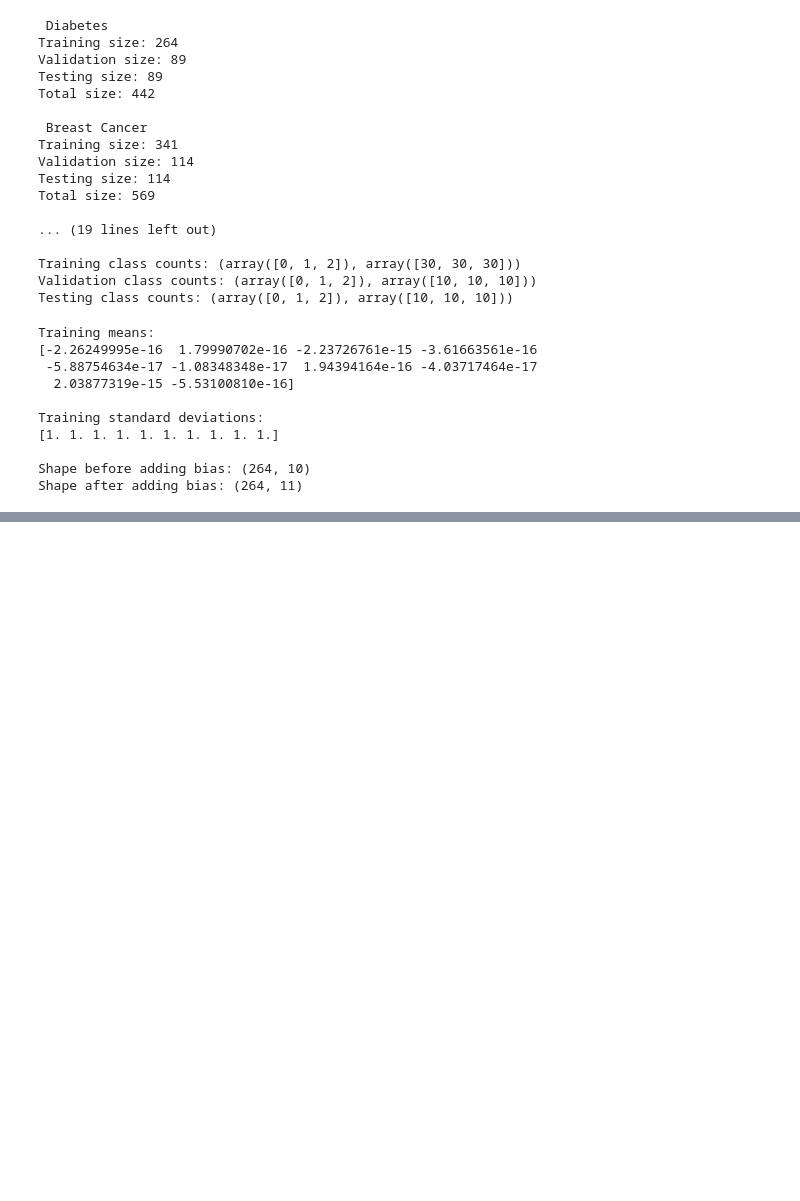
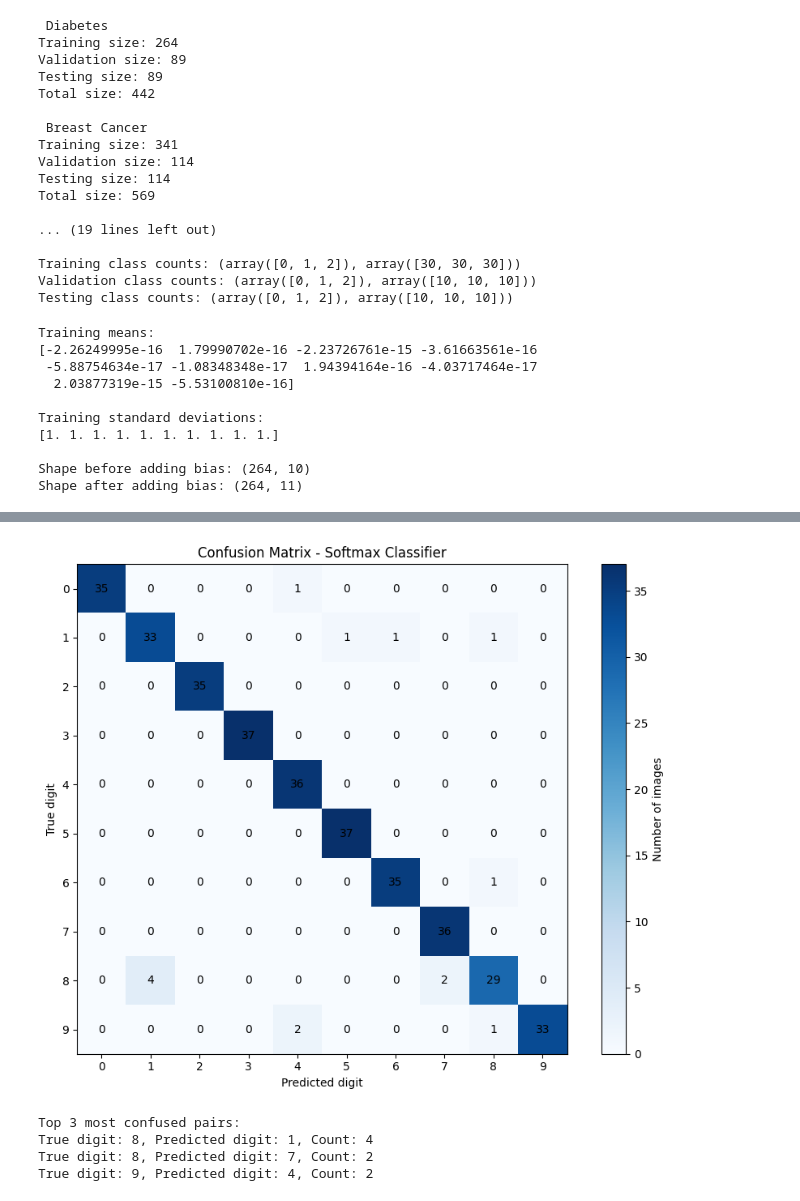
Before and after one commit to asmaa580/Linear-Models-and-Support-Vector-Machines, a Jupyter notebook: notebbok1.ipynb, the cells around one changed output, grey strips where cells are left out. Saved outputs shown, nothing was run; the diff lists cells and outputs as text; code cells hidden in the pictures; blank space fills up the shorter version.

```diff
--- a/notebbok1.ipynb
+++ b/notebbok1.ipynb
@@ -213,0 +839,16 @@ def classification_metrics(cm):
+# %%
+## Confusion matrix
+test_scores = X_test_bias @ best_W
+
+test_predictions = np.argmax(
+    softmax(test_scores),
+    axis=1
+)
+
+cm = confusion_matrix(
+    y_test,
+    test_predictions,
+    K=10
+)
+
+print(cm)
@@ -213,0 +900,55 @@ def classification_metrics(cm):
+# %%
+import matplotlib.pyplot as plt
+
+plt.figure(figsize=(9, 7))
+
+plt.imshow(cm, cmap="Blues")
+
+plt.colorbar(label="Number of images")
+
+plt.xticks(range(10))
+plt.yticks(range(10))
+
+plt.xlabel("Predicted digit")
+plt.ylabel("True digit")
+plt.title("Confusion Matrix - Softmax Classifier")
+
+# Display the numbers inside the cells
+for i in range(10):
+    for j in range(10):
+        plt.text(j, i, cm[i, j],
+                 ha="center",
+                 va="center")
+
+plt.tight_layout()
+plt.show()
+# %% [output]
+[figure, added]
+# %%
+# Storing incorrect predictions as (true digit, predicted digit, count)
+confused_pairs = []
+
+for i in range(10):
+    for j in range(10):
+
+        # Ignore the diagonal (correct predictions)
+        if i != j and cm[i, j] > 0:
+            confused_pairs.append((i, j, cm[i, j]))
+
+# Sort by count, highest first
+confused_pairs.sort(key=lambda x: x[2], reverse=True)
+
+# Display the three most confused pairs
+print("Top 3 most confused pairs:")
+
+for true_digit, predicted_digit, count in confused_pairs[:3]:
+    print(
+        f"True digit: {true_digit}, "
+        f"Predicted digit: {predicted_digit}, "
+        f"Count: {count}"
+    )
+# %% [output]
+Top 3 most confused pairs:
+True digit: 8, Predicted digit: 1, Count: 4
+True digit: 8, Predicted digit: 7, Count: 2
+True digit: 9, Predicted digit: 4, Count: 2
```
Also changed, not shown: parts of 44 cells of this notebook.
